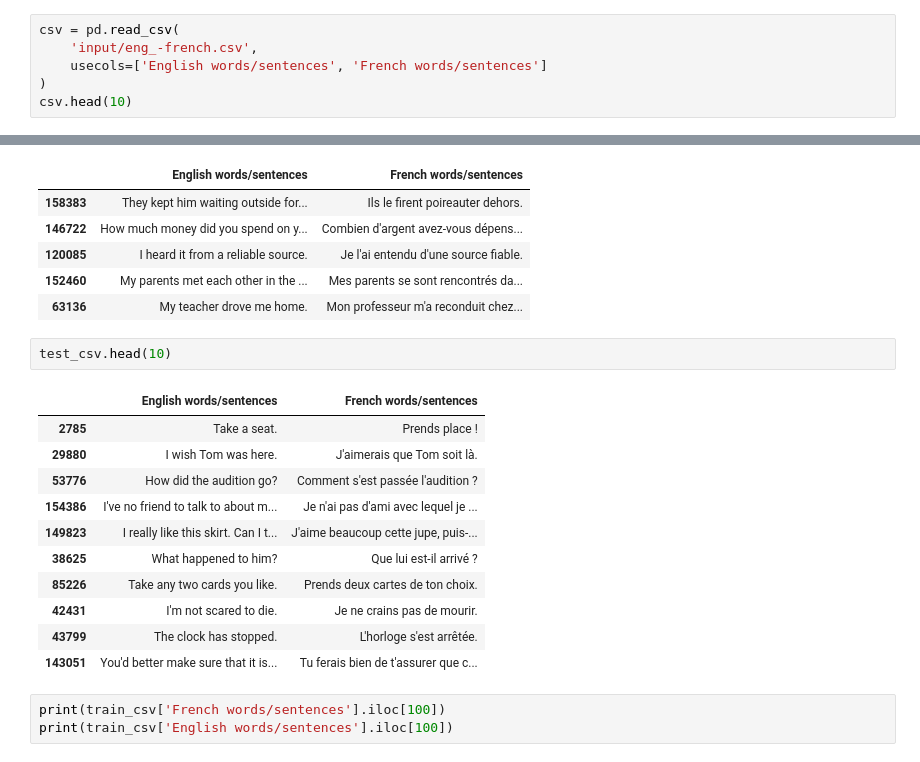
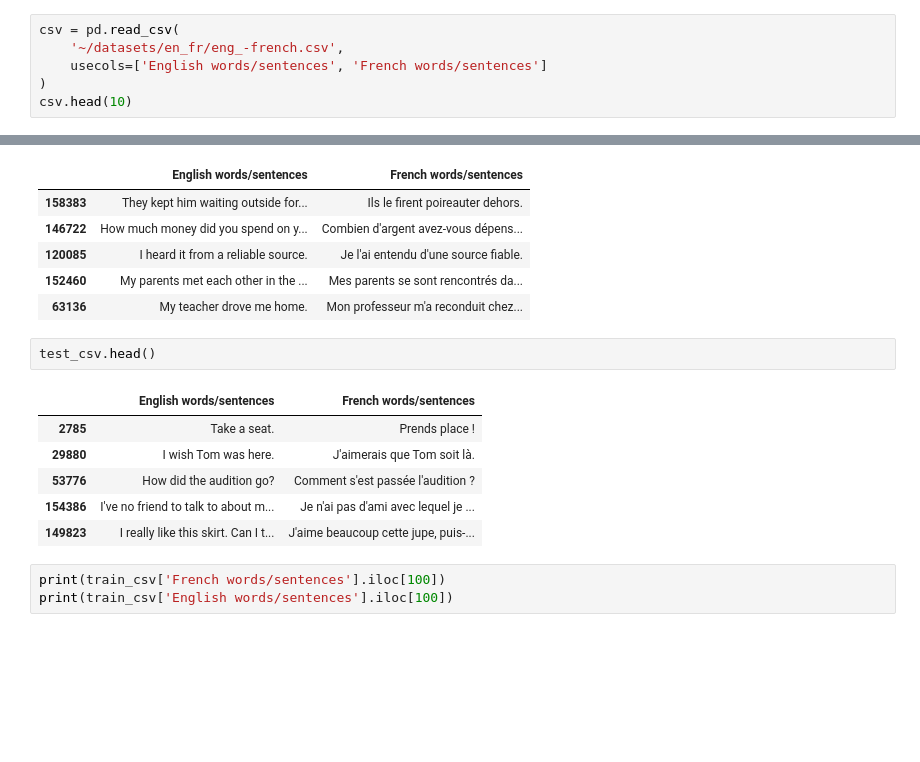
Before and after one commit to hissain/mlworks, a Jupyter notebook: codes/eng_fr_nn_transformer.ipynb, the cells around one changed output, grey strips where cells are left out. Cells and saved outputs as stored; diff of their text form; blank space fills up the shorter version.

```diff
--- a/codes/eng_fr_nn_transformer.ipynb
+++ b/codes/eng_fr_nn_transformer.ipynb
@@ -108,6 +92,6 @@ drive  sample_data
 # %%
 csv = pd.read_csv(
-    'input/eng_-french.csv',
+    '~/datasets/en_fr/eng_-french.csv',
     usecols=['English words/sentences', 'French words/sentences']
 )
 csv.head(10)
@@ -141,19 +125,14 @@ train_csv.head()
 | 152460 | My parents met each other in the ... | Mes parents se sont rencontrés da... |
 | 63136 | My teacher drove me home. | Mon professeur m'a reconduit chez... |
 # %%
-test_csv.head(10)
+test_csv.head()
 # %% [output]
 |  | English words/sentences | French words/sentences |
 | 2785 | Take a seat. | Prends place ! |
 | 29880 | I wish Tom was here. | J'aimerais que Tom soit là. |
 | 53776 | How did the audition go? | Comment s'est passée l'audition ? |
 | 154386 | I've no friend to talk to about m... | Je n'ai pas d'ami avec lequel je ... |
 | 149823 | I really like this skirt. Can I t... | J'aime beaucoup cette jupe, puis-... |
-| 38625 | What happened to him? | Que lui est-il arrivé ? |
-| 85226 | Take any two cards you like. | Prends deux cartes de ton choix. |
-| 42431 | I'm not scared to die. | Je ne crains pas de mourir. |
-| 43799 | The clock has stopped. | L'horloge s'est arrêtée. |
-| 143051 | You'd better make sure that it is... | Tu ferais bien de t'assurer que c... |
 # %%
 print(train_csv['French words/sentences'].iloc[100])
 print(train_csv['English words/sentences'].iloc[100])
```
Also changed, not shown: parts of 14 cells of this notebook.
